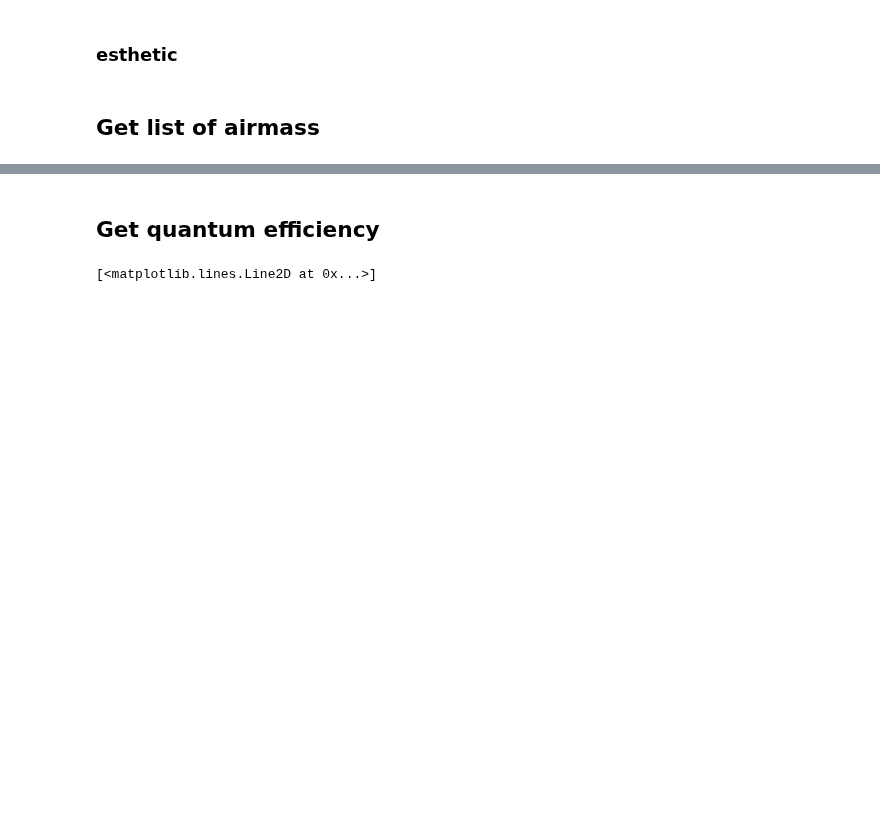
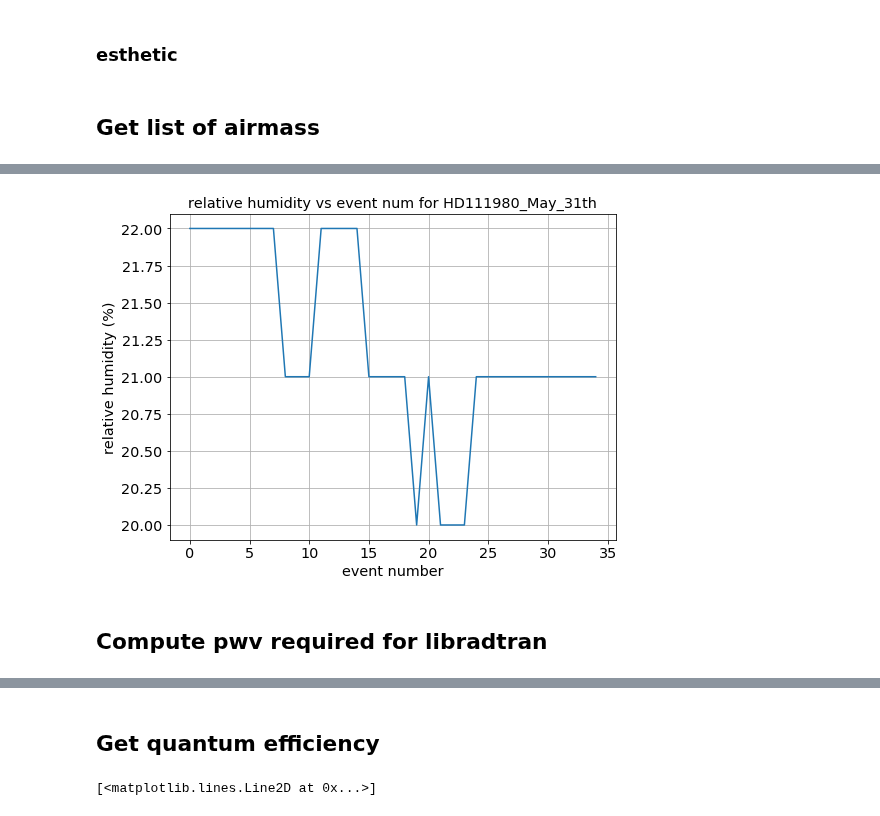
Before and after one commit to sylvielsstfr/CTIOAnaJun2017, a Jupyter notebook: ana_31may17/HD111980_2/GenerateSimulationProfiles.ipynb, the cells around one changed output, grey strips where cells are left out. Saved outputs shown, nothing was run; the diff lists cells and outputs as text; code cells hidden in the pictures; blank space fills up the shorter version.

```diff
--- a/ana_31may17/HD111980_2/GenerateSimulationProfiles.ipynb
+++ b/ana_31may17/HD111980_2/GenerateSimulationProfiles.ipynb
@@ -127,0 +152,12 @@ disperser=df['filter2']
+# %%
+plt.plot(humidity)
+thetitle="relative humidity vs event num for {}".format(object_name)
+plt.title(thetitle)
+plt.xlabel("event number")
+plt.ylabel("relative humidity (%)")
+plt.grid()
+plt.savefig("relhumidityvsnum.pdf")
+# %% [output]
+[figure, added]
+# %% [markdown]
+## Compute pwv required for libradtran
```
Also changed, not shown: parts of 6 cells of this notebook, 1 other file.
